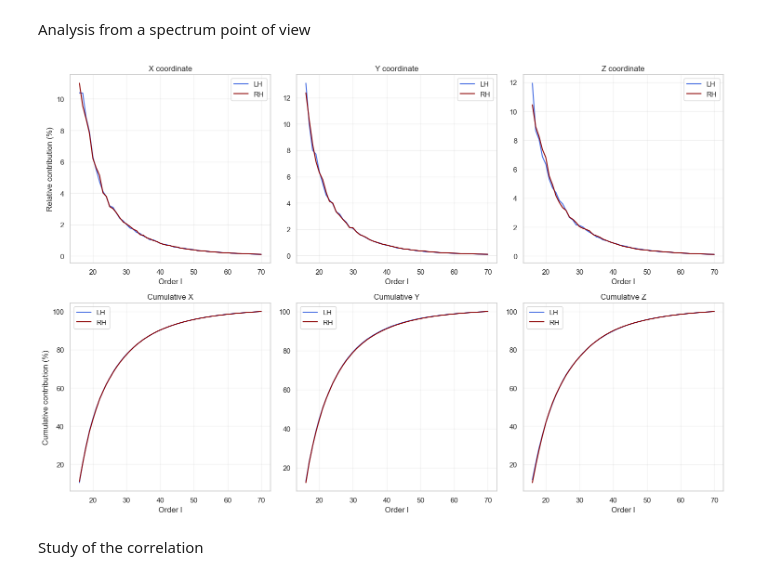
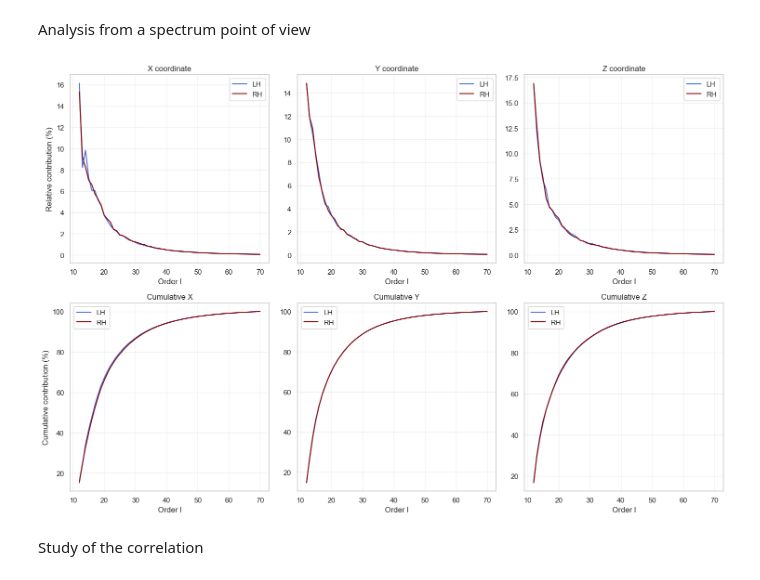
Before and after one commit to Waldoo78/meg_to_surface_ml, a Jupyter notebook: notebooks/CAM_CAN_analysis.ipynb, the cells around one changed output. Cells and saved outputs as stored; diff of their text form; code cells hidden in the pictures.

```diff
--- a/notebooks/CAM_CAN_analysis.ipynb
+++ b/notebooks/CAM_CAN_analysis.ipynb
@@ -508,7 +502,7 @@ plt.show()
 # %% [markdown]
 n_cluster=2 gives the best results by far for both (3 is ok for rh)
 # %%
-n_clusters = 3
+n_clusters = 2
 kmeans = KMeans(
     n_clusters=n_clusters,
     init='k-means++',
@@ -581,3 +575,11 @@ for folder in os.listdir(main_folder):
         with open(os.path.join(folder_path, "coeffs_rh.pkl"), 'rb') as f:
             coeffs_rh = pickle.load(f)
         coeffs_all_rh[folder] =  coeffs_rh["organized_coeffs"]
+# %%
+def svd_analysis(M_svd):
+    U, S, Vh = np.linalg.svd(M_svd, full_matrices=False)
+    return U, S, Vh
+
+def project_subject(subject_coeffs, principal_vectors):
+    projections = np.dot(subject_coeffs, principal_vectors.T)
+    return projections
@@ -630,8 +752,8 @@ def plot_coeffs_distribution(coeffs_all, l_value):
     plt.tight_layout()
     return fig
 # %%
-fig = plot_coeffs_distribution(coeffs_all_lh, 10)
-fig = plot_coeffs_distribution(coeffs_all_rh, 20)
+fig = plot_coeffs_distribution(coeffs_all_lh,15)
+fig = plot_coeffs_distribution(coeffs_all_rh,15)
 plt.show()
 plt.close()
 # %% [output]
@@ -639,0 +810,2 @@ plt.close()
+# %%
+fig = plot_coeffs_distribution_lm(coeffs_all_lh,23,5)
@@ -780,7 +969,7 @@ for participant in coeffs_ab:
         powers_lh[l].append(spectral_power_order(coeffs_ab[participant]['lh'][0], coeffs_ab[participant]['lh'][1], l))
         powers_rh[l].append(spectral_power_order(coeffs_ab[participant]['rh'][0], coeffs_ab[participant]['rh'][1], l))
 # %%
-lmin = 16
+lmin = 12
 mean_power_lh = []
 mean_power_rh = []
 cumsum_power_lh = []
@@ -822,34 +1011,34 @@ ax3.plot(range(lmin,lmax+1), 100*np.array(mean_power_rh).T[2]/np.sum(np.array(me
 ax3.set_title('Z coordinate')
 ax3.set_xlabel('Order l')
 ax3.grid(True, alpha=0.3)
 ax3.legend()
 
 ax4.plot(range(lmin,lmax+1), 100*cumsum_power_lh.T[0]/np.sum(np.array(mean_power_lh).T[0]), 'royalblue', label="LH")
 ax4.plot(range(lmin,lmax+1), 100*cumsum_power_rh.T[0]/np.sum(np.array(mean_power_rh).T[0]), 'darkred', label="RH")
 ax4.set_title('Cumulative X')
 ax4.set_xlabel('Order l')
 ax4.set_ylabel('Cumulative contribution (%)')
 ax4.grid(True, alpha=0.3)
 ax4.legend()
 
 ax5.plot(range(lmin,lmax+1), 100*cumsum_power_lh.T[1]/np.sum(np.array(mean_power_lh).T[1]), 'royalblue', label="LH")
 ax5.plot(range(lmin,lmax+1), 100*cumsum_power_rh.T[1]/np.sum(np.array(mean_power_rh).T[1]), 'darkred', label="RH")
 ax5.set_title('Cumulative Y')
 ax5.set_xlabel('Order l')
 ax5.grid(True, alpha=0.3)
 ax5.legend()
 
 ax6.plot(range(lmin,lmax+1), 100*cumsum_power_lh.T[2]/np.sum(np.array(mean_power_lh).T[2]), 'royalblue', label="LH")
 ax6.plot(range(lmin,lmax+1), 100*cumsum_power_rh.T[2]/np.sum(np.array(mean_power_rh).T[2]), 'darkred', label="RH")
 ax6.set_title('Cumulative Z')
 ax6.set_xlabel('Order l')
 ax6.grid(True, alpha=0.3)
 ax6.legend()
 
 plt.tight_layout()
 plt.show()
 # %% [output]
-[figure, old version]
+[figure, new version]
 # %% [markdown]
 Study of the correlation
 # %%
```
Also changed, not shown: parts of 23 cells of this notebook, 4 other files.
